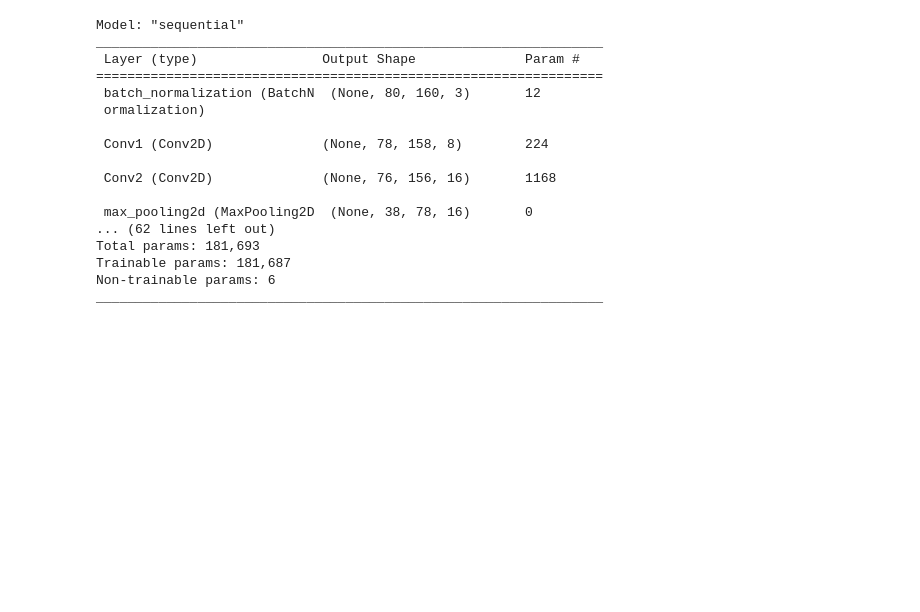
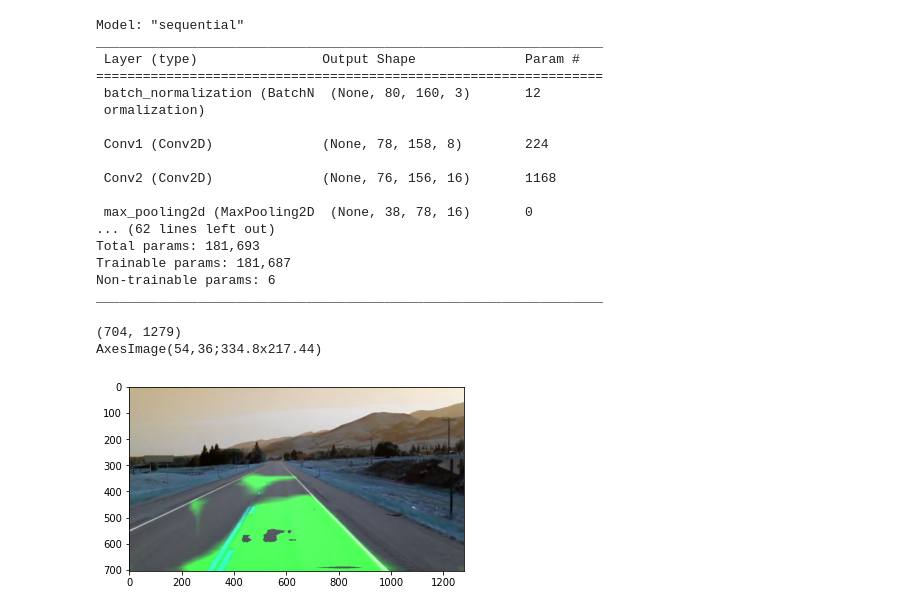
Before and after one commit to happydracula/AI-Project, a Jupyter notebook: sys/laneNet.ipynb, the cells around one changed output. Cells and saved outputs as stored; diff of their text form; code cells hidden in the pictures; blank space fills up the shorter version.

Commit message:
integrated yolo and laneNet

```diff
--- a/sys/laneNet.ipynb
+++ b/sys/laneNet.ipynb
@@ -30,6 +30,7 @@ Non-trainable params: 6
 _________________________________________________________________
 # %%
 image=cv2.imread("../images/test_image.jpg")
+original_image=np.array(image)
 def resize_image(image):
     #print(image.shape)
     image=cv2.resize(image,(160,80))
@@ -40,6 +41,25 @@ def resize_image(image):
     small_img = small_img[None, :, :, :]
     return small_img,image
     #print(small_img.shape)
+# %%
+
+small_img, image = resize_image(image)
+res = model.predict(small_img)
+lane = res[0]*255
+
+lane = cv2.resize(lane, (1279, 704))
+print(lane.shape)
+blanks = np.zeros((lane.shape[0], lane.shape[1], 3))
+blanks[:, :, 1] = blanks[:, :, 1]+lane[:, :]
+
+lane_image = blanks.astype('uint8')
+
+result = cv2.addWeighted(original_image, 1, lane_image, 1, 0)
+print(plt.imshow(result))
+# %% [output]
+(704, 1279)
+AxesImage(54,36;334.8x217.44)
+[figure, added]
 # %%
 vid = cv2.VideoCapture("../videos/solidWhiteRight.mp4")
 while(vid.isOpened()):
```
Also changed, not shown: parts of 1 cell of this notebook, 3 other files.
